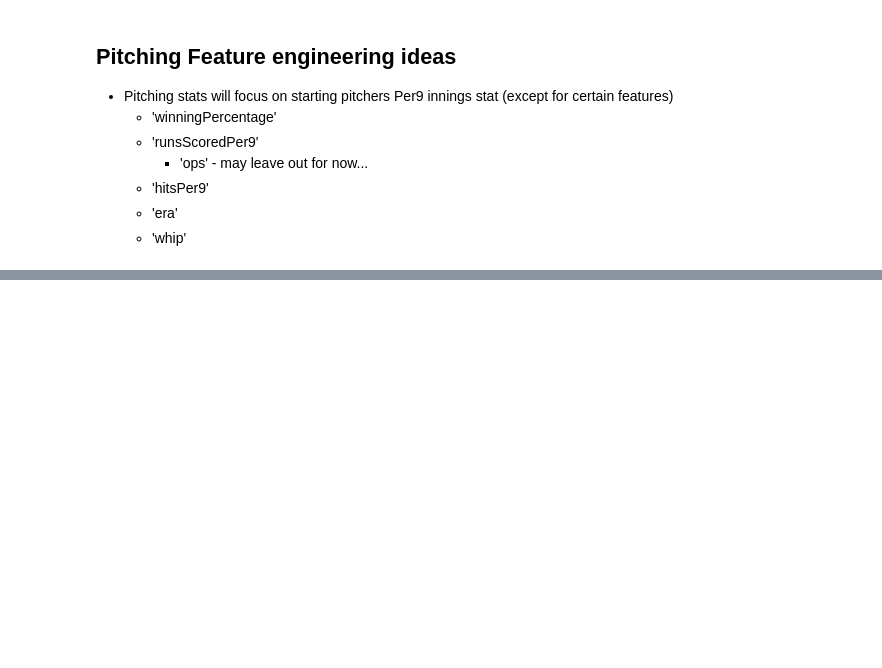
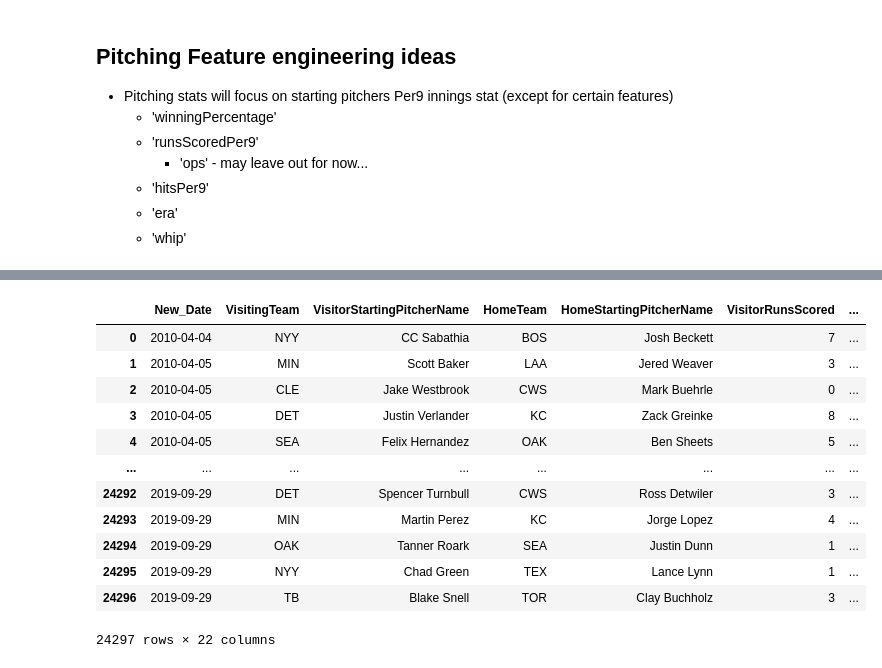
Before and after one commit to egitit/Predicting_MLB_outcomes, a Jupyter notebook: feature_engineering.ipynb, the cells around one changed output, grey strips where cells are left out. Saved outputs shown, nothing was run; the diff lists cells and outputs as text; code cells hidden in the pictures; blank space fills up the shorter version.

Commit message:
completed team stats df. moving to adding pitching stats to game df.

```diff
--- a/feature_engineering.ipynb
+++ b/feature_engineering.ipynb
@@ -255,0 +264,16 @@ len(game_df.VisitingTeam.unique())
+# %%
+game_df['prior_year_Visiting_SP_winningPercentage'] = pitching_df[]
+# %% [output]
+|  | New_Date | VisitingTeam | VisitorStartingPitcherName | HomeTeam | HomeStartingPitcherName | VisitorRunsScored | ... |
+| 0 | 2010-04-04 | NYY | CC Sabathia | BOS | Josh Beckett | 7 | ... |
+| 1 | 2010-04-05 | MIN | Scott Baker | LAA | Jered Weaver | 3 | ... |
+| 2 | 2010-04-05 | CLE | Jake Westbrook | CWS | Mark Buehrle | 0 | ... |
+| 3 | 2010-04-05 | DET | Justin Verlander | KC | Zack Greinke | 8 | ... |
+| 4 | 2010-04-05 | SEA | Felix Hernandez | OAK | Ben Sheets | 5 | ... |
+| ... | ... | ... | ... | ... | ... | ... | ... |
+| 24292 | 2019-09-29 | DET | Spencer Turnbull | CWS | Ross Detwiler | 3 | ... |
+| 24293 | 2019-09-29 | MIN | Martin Perez | KC | Jorge Lopez | 4 | ... |
+| 24294 | 2019-09-29 | OAK | Tanner Roark | SEA | Justin Dunn | 1 | ... |
+| 24295 | 2019-09-29 | NYY | Chad Green | TEX | Lance Lynn | 1 | ... |
+| 24296 | 2019-09-29 | TB | Blake Snell | TOR | Clay Buchholz | 3 | ... |
+24297 rows × 22 columns
```
Also changed, not shown: parts of 25 cells of this notebook.
